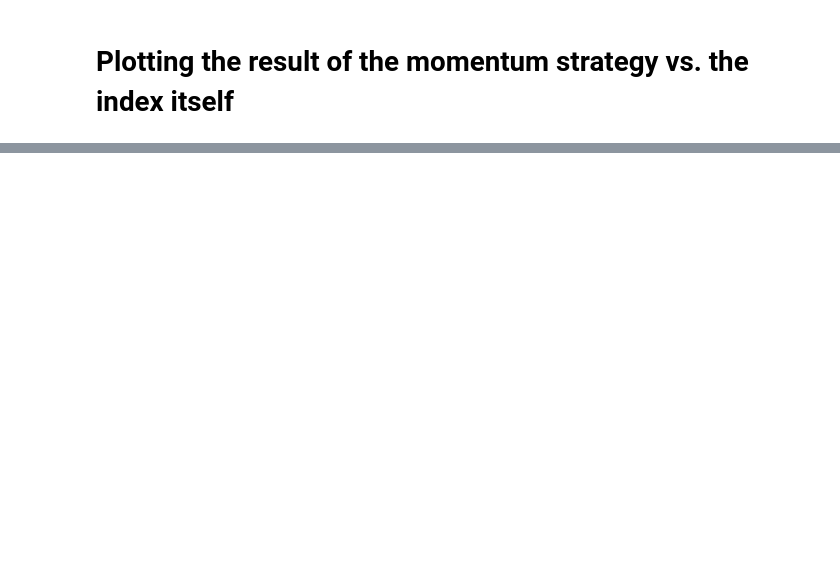
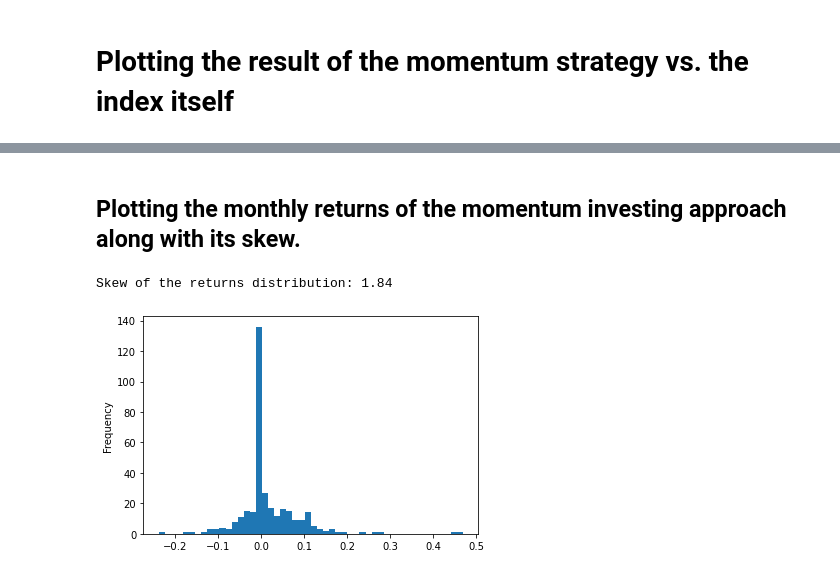
Before and after one commit to rpacco/momentum_studies, a Jupyter notebook: momentum.ipynb, the cells around one changed output, grey strips where cells are left out. Drawn from its saved outputs; the diff is of its cells as text; code cells hidden in the pictures; blank space fills up the shorter version.

```diff
--- a/momentum.ipynb
+++ b/momentum.ipynb
@@ -84,0 +103,8 @@ plt.legend();
+# %% [markdown]
+## Plotting the monthly returns of the momentum investing approach along with its skew.
+# %%
+print("Skew of the returns distribution:", round(df["momentum_ret"].skew(), 2), "\n")
+df["momentum_ret"].plot(kind="hist", bins=50);
+# %% [output]
+Skew of the returns distribution: 1.84
+[figure, added]
```
Also changed, not shown: parts of 15 cells of this notebook, 1 other file.
